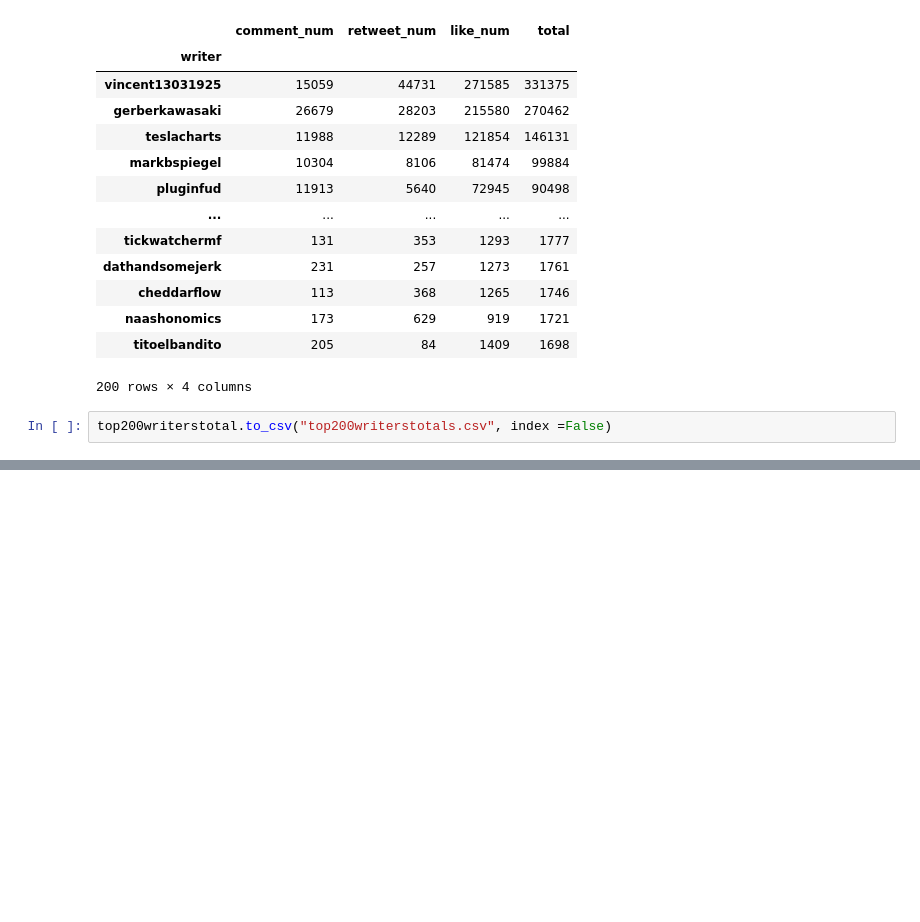
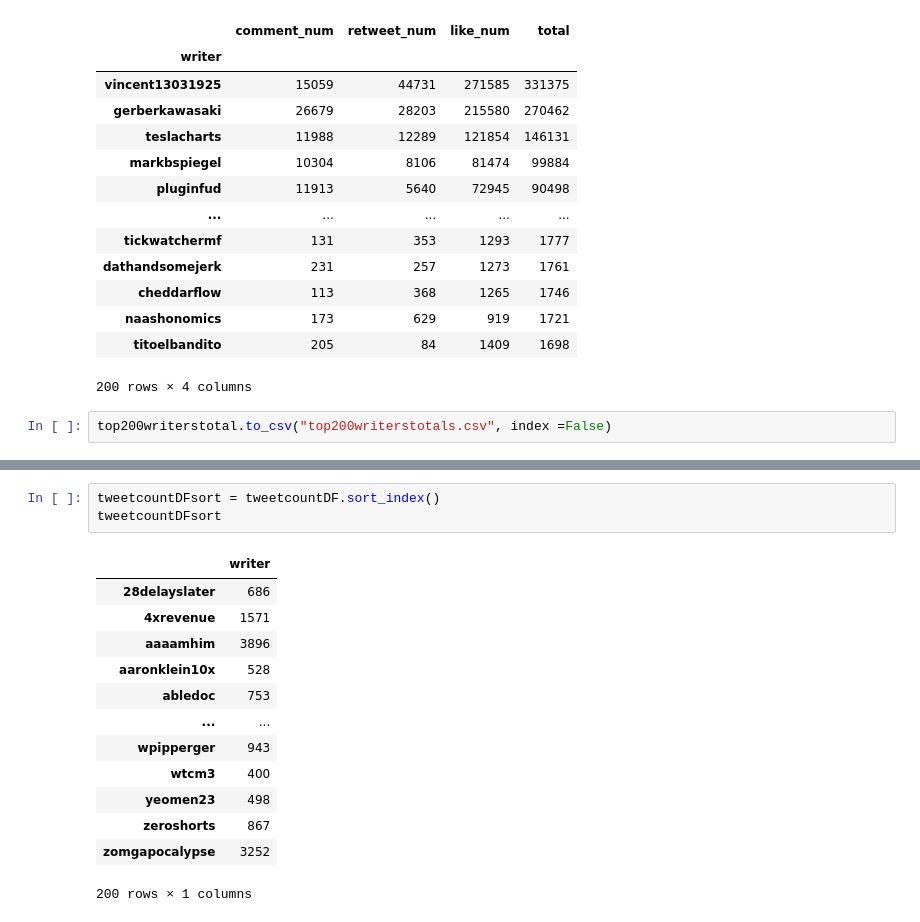
Before and after one commit to jMacProd/Project2, a Jupyter notebook: Data/DataCollation.ipynb, the cells around one changed output, grey strips where cells are left out. Cells and saved outputs as stored; diff of their text form; blank space fills up the shorter version.

```diff
--- a/Data/DataCollation.ipynb
+++ b/Data/DataCollation.ipynb
@@ -824,0 +858,17 @@ top200writerstotal.to_csv("top200writerstotals.csv", index =False)
+# %%
+tweetcountDFsort = tweetcountDF.sort_index()
+tweetcountDFsort
+# %% [output]
+|  | writer |
+| 28delayslater | 686 |
+| 4xrevenue | 1571 |
+| aaaamhim | 3896 |
+| aaronklein10x | 528 |
+| abledoc | 753 |
+| ... | ... |
+| wpipperger | 943 |
+| wtcm3 | 400 |
+| yeomen23 | 498 |
+| zeroshorts | 867 |
+| zomgapocalypse | 3252 |
+200 rows × 1 columns
```
Also changed, not shown: parts of 5 cells of this notebook, 2 other files.
